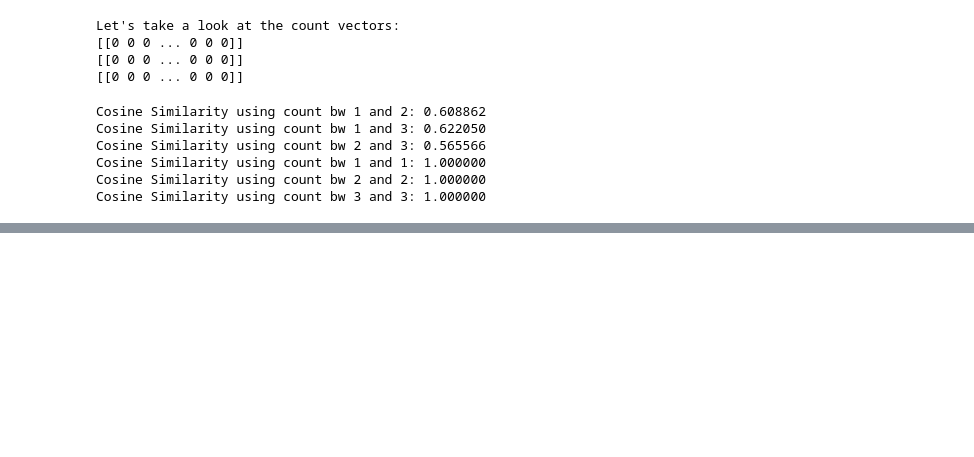
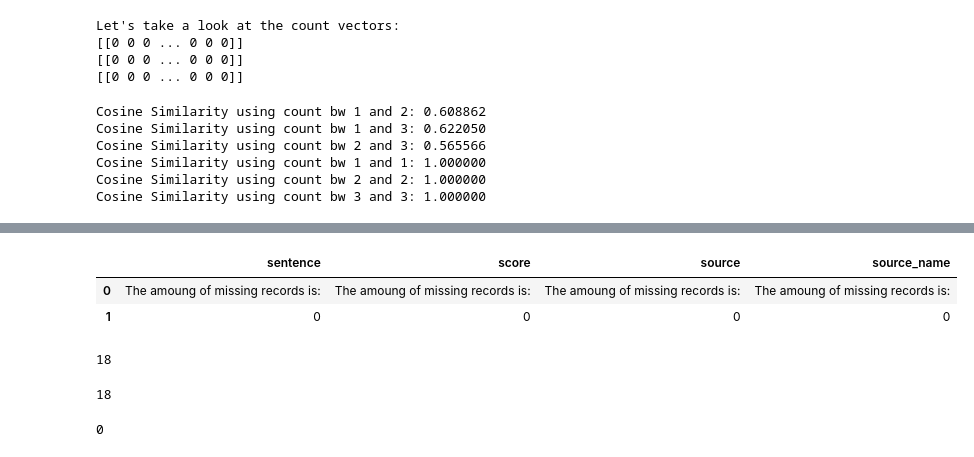
Before and after one commit to DITShark/DM2023-Lab1-Master, a Jupyter notebook: Homework/DM2023-Lab1-Homework.ipynb, the cells around one changed output, grey strips where cells are left out. Saved outputs shown, nothing was run; the diff lists cells and outputs as text; code cells hidden in the pictures; blank space fills up the shorter version.

```diff
--- a/Homework/DM2023-Lab1-Homework.ipynb
+++ b/Homework/DM2023-Lab1-Homework.ipynb
@@ -1248,0 +1287,17 @@ imdb_yelp = pd.read_csv(path_yelp, sep='\t', header=None)
+# %%
+# Check for missing values and duplicated data
+Data.isnull().apply(lambda x: dmh.check_missing_values(x))
+# %% [output]
+|  | sentence | score | source | source_name |
+| 0 | The amoung of missing records is: | The amoung of missing records is: | The amoung of missing records is: | The amoung of missing records is: |
+| 1 | 0 | 0 | 0 | 0 |
+# %%
+# Means there are 18 duplicated result we need to deal with
+sum(Data.duplicated())
+# %% [output]
+18
+# %%
+# Means three data source does not have the same sentence
+sum(Data.duplicated('sentence'))
+# %% [output]
+18
@@ -1248,0 +1307,5 @@ imdb_yelp = pd.read_csv(path_yelp, sep='\t', header=None)
+# %%
+# Check the data again to make sure there is no any duplicated one
+sum(Data.duplicated())
+# %% [output]
+0
```
Also changed, not shown: parts of 16 cells of this notebook.
